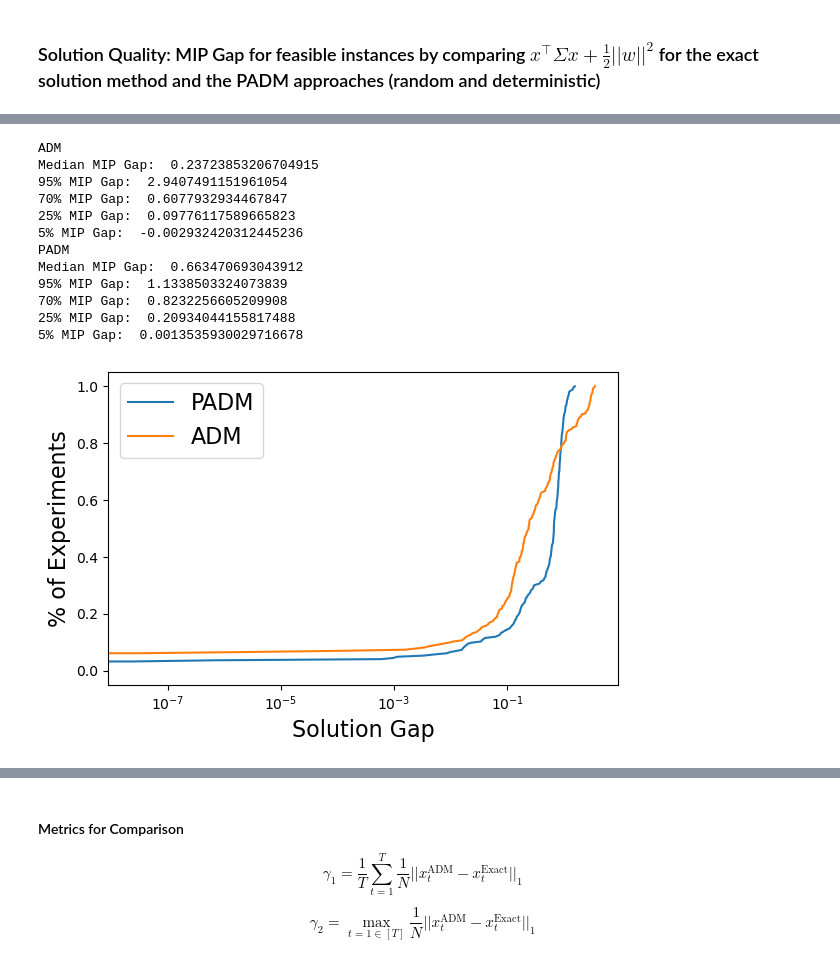
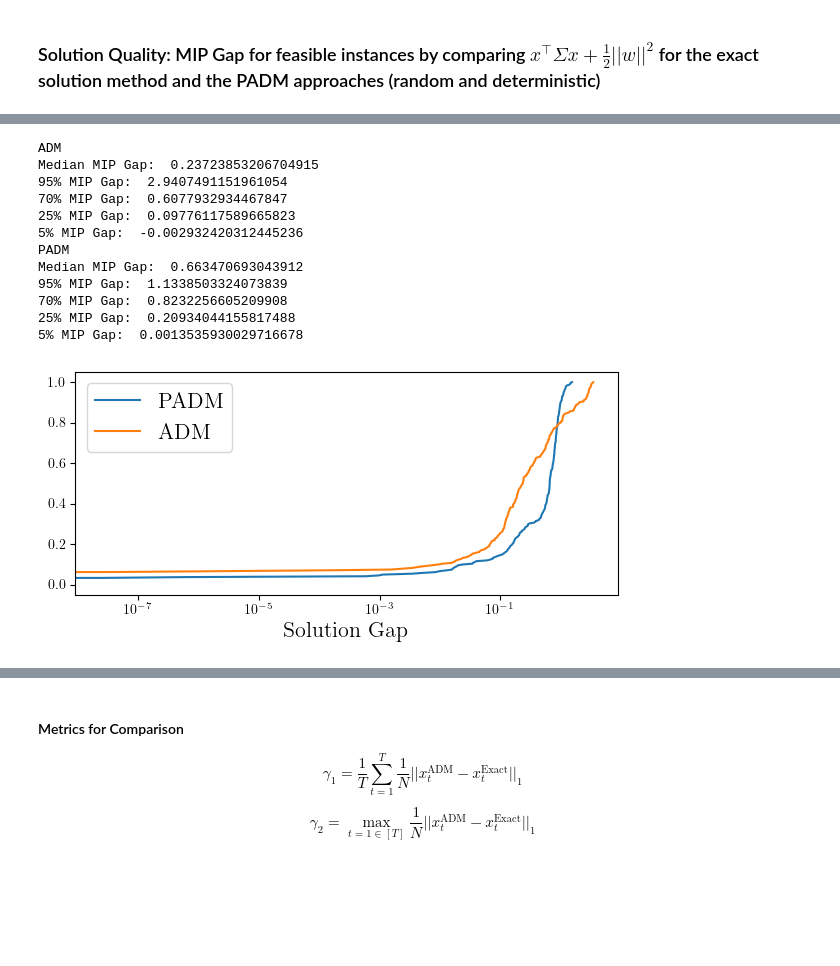
Before and after one commit to davidislip/integrated-svm-mvo, a Jupyter notebook: 4.0 Results.ipynb, the cells around one changed output, grey strips where cells are left out. Saved outputs shown, nothing was run; the diff lists cells and outputs as text; code cells hidden in the pictures; blank space fills up the shorter version.

```diff
--- a/4.0 Results.ipynb
+++ b/4.0 Results.ipynb
@@ -136,36 +147,36 @@ def print_risk_MIP(obj_inf, exact_obj_inf, feasible = None, name=""):
 adm_MIP = print_MIP(adm_obj_inf, exact_obj_inf, None, name = "ADM")
 padm_MIP = print_MIP(padm_obj_inf, exact_obj_inf, None, name = "PADM")
 
 padm_prob = np.linspace(0,1, len(padm_MIP))
 adm_prob = np.linspace(0,1, len(adm_MIP))
 
 
 adm_dt_cdf = np.sort(adm_MIP)
 padm_dt_cdf = np.sort(padm_MIP)
-plt.figure(figsize = (6,4))
+plt.figure(figsize = (6,3))
 plt.plot(padm_dt_cdf, padm_prob, label = "PADM")
 plt.plot(adm_dt_cdf, adm_prob, label = "ADM")
 plt.xscale('log')
 plt.legend(fontsize = 16)
 # plt.title("Solution Gap CDF: Randomized vs Deterministic PADM")
-plt.ylabel("% of Experiments",fontsize = 16)
+plt.ylabel("\% of Experiments",fontsize = 16)
 plt.xlabel("Solution Gap",fontsize = 16)
 plt.tight_layout()
 plt.savefig(img_path + "p8.svg", dpi = dpi_setting)
 # %% [output]
 ADM
 Median MIP Gap:  0.23723853206704915
 95% MIP Gap:  2.9407491151961054
 70% MIP Gap:  0.6077932934467847
 25% MIP Gap:  0.09776117589665823
 5% MIP Gap:  -0.002932420312445236
 PADM
 Median MIP Gap:  0.663470693043912
 95% MIP Gap:  1.1338503324073839
 70% MIP Gap:  0.8232256605209908
 25% MIP Gap:  0.20934044155817488
 5% MIP Gap:  0.0013535930029716678
-[figure, old version]
+[figure, new version]
 # %%
 adm_MIP = print_risk_MIP(adm_obj_inf, exact_obj_inf, None, name = "ADM")
 padm_MIP = print_risk_MIP(padm_obj_inf, exact_obj_inf, None, name = "PADM")
```
Also changed, not shown: parts of 27 cells of this notebook, 7 other files.
